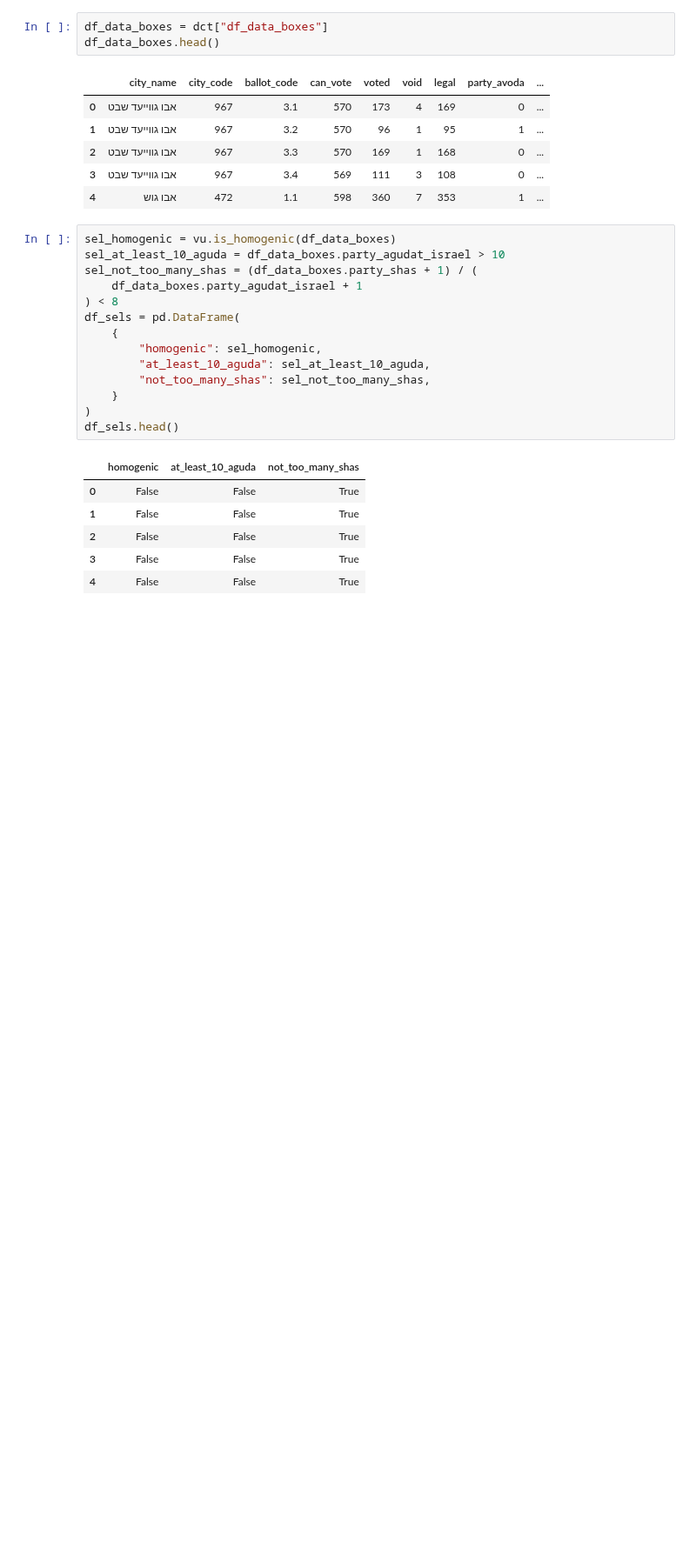
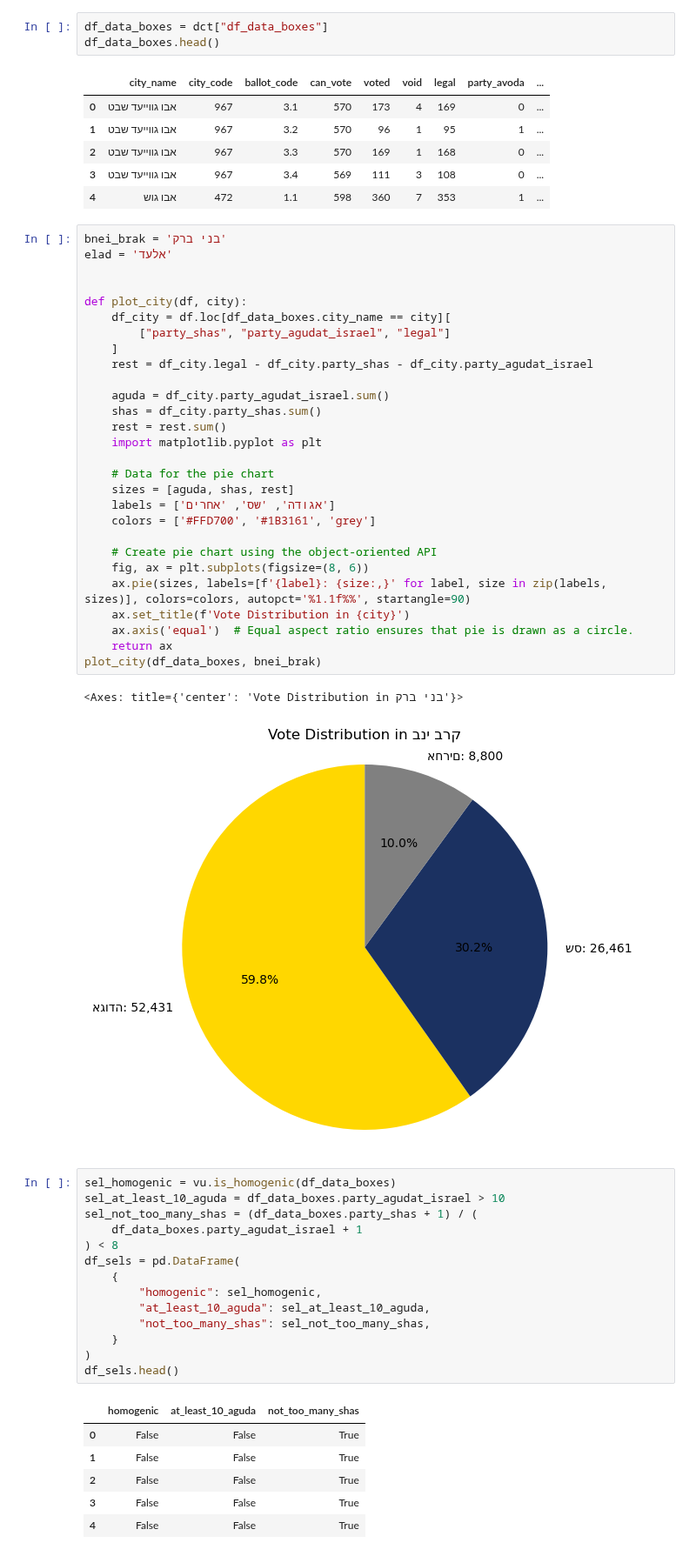
Before and after one commit to bgbg/segregation_paper, a Jupyter notebook: notebooks/voter_participation.ipynb, the cells around one changed output. Shown at 87% size. Cells and saved outputs as stored; diff of their text form; blank space fills up the shorter version.

```diff
--- a/notebooks/voter_participation.ipynb
+++ b/notebooks/voter_participation.ipynb
@@ -43,6 +43,37 @@ df_data_boxes.head()
 | 2 | אבו גווייעד שבט | 967 | 3.3 | 570 | 169 | 1 | 168 | 0 | ... |
 | 3 | אבו גווייעד שבט | 967 | 3.4 | 569 | 111 | 3 | 108 | 0 | ... |
 | 4 | אבו גוש | 472 | 1.1 | 598 | 360 | 7 | 353 | 1 | ... |
+# %%
+bnei_brak = 'בני ברק'
+elad = 'אלעד'
+
+
+def plot_city(df, city):
+    df_city = df.loc[df_data_boxes.city_name == city][
+        ["party_shas", "party_agudat_israel", "legal"]
+    ]
+    rest = df_city.legal - df_city.party_shas - df_city.party_agudat_israel
+
+    aguda = df_city.party_agudat_israel.sum()
+    shas = df_city.party_shas.sum()
+    rest = rest.sum()
+    import matplotlib.pyplot as plt
+
+    # Data for the pie chart
+    sizes = [aguda, shas, rest]
+    labels = ['אגודה', 'שס', 'אחרים']
+    colors = ['#FFD700', '#1B3161', 'grey']
+
+    # Create pie chart using the object-oriented API
+    fig, ax = plt.subplots(figsize=(8, 6))
+    ax.pie(sizes, labels=[f'{label}: {size:,}' for label, size in zip(labels, sizes)], colors=colors, autopct='%1.1f%%', startangle=90)
+    ax.set_title(f'Vote Distribution in {city}')
+    ax.axis('equal')  # Equal aspect ratio ensures that pie is drawn as a circle.
+    return ax
+plot_city(df_data_boxes, bnei_brak)
+# %% [output]
+<Axes: title={'center': 'Vote Distribution in בני ברק'}>
+[figure, added]
 # %%
 sel_homogenic = vu.is_homogenic(df_data_boxes)
 sel_at_least_10_aguda = df_data_boxes.party_agudat_israel > 10
```
Also changed, not shown: parts of 11 cells of this notebook, 3 other files.
